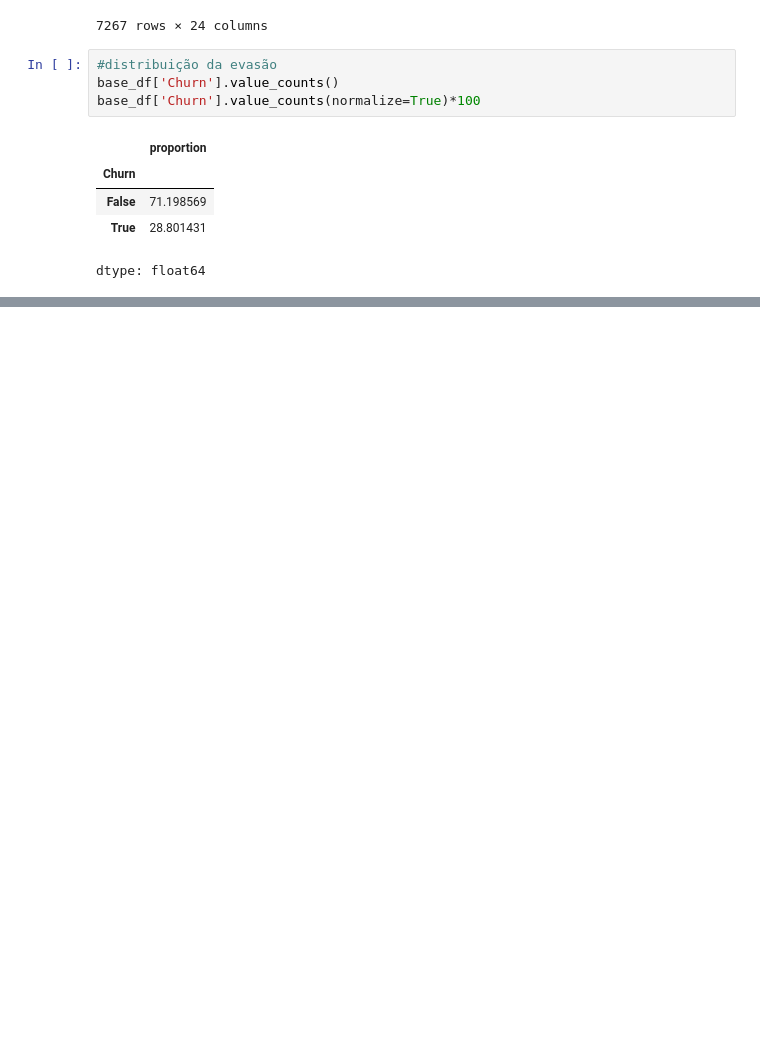
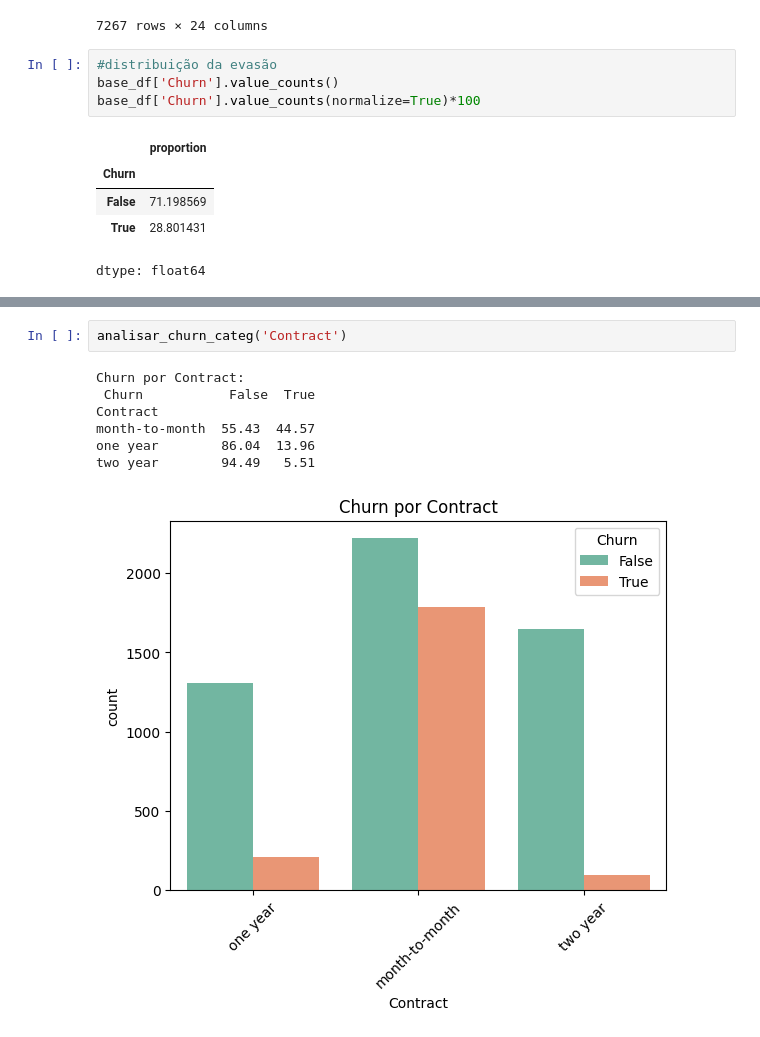
Before and after one commit to isaacmikhail/TelecomX_challenge_Alura, a Jupyter notebook: TelecomX_challenge.ipynb, the cells around one changed output, grey strips where cells are left out. Saved outputs shown, nothing was run; the diff lists cells and outputs as text; blank space fills up the shorter version.

```diff
--- a/TelecomX_challenge.ipynb
+++ b/TelecomX_challenge.ipynb
@@ -290,0 +322,10 @@ dtype: float64
+# %%
+analisar_churn_categ('Contract')
+# %% [output]
+Churn por Contract:
+ Churn           False  True
+Contract
+month-to-month  55.43  44.57
+one year        86.04  13.96
+two year        94.49   5.51
+[figure, added]
```
Also changed, not shown: parts of 22 cells of this notebook.
